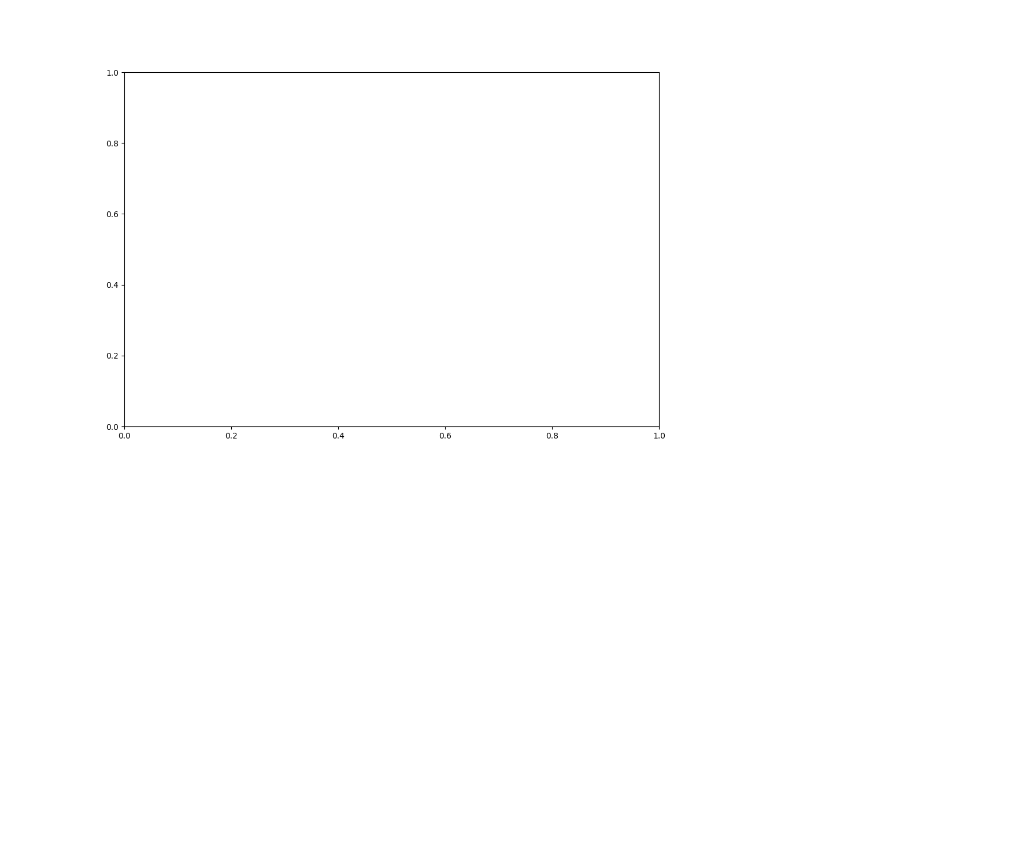
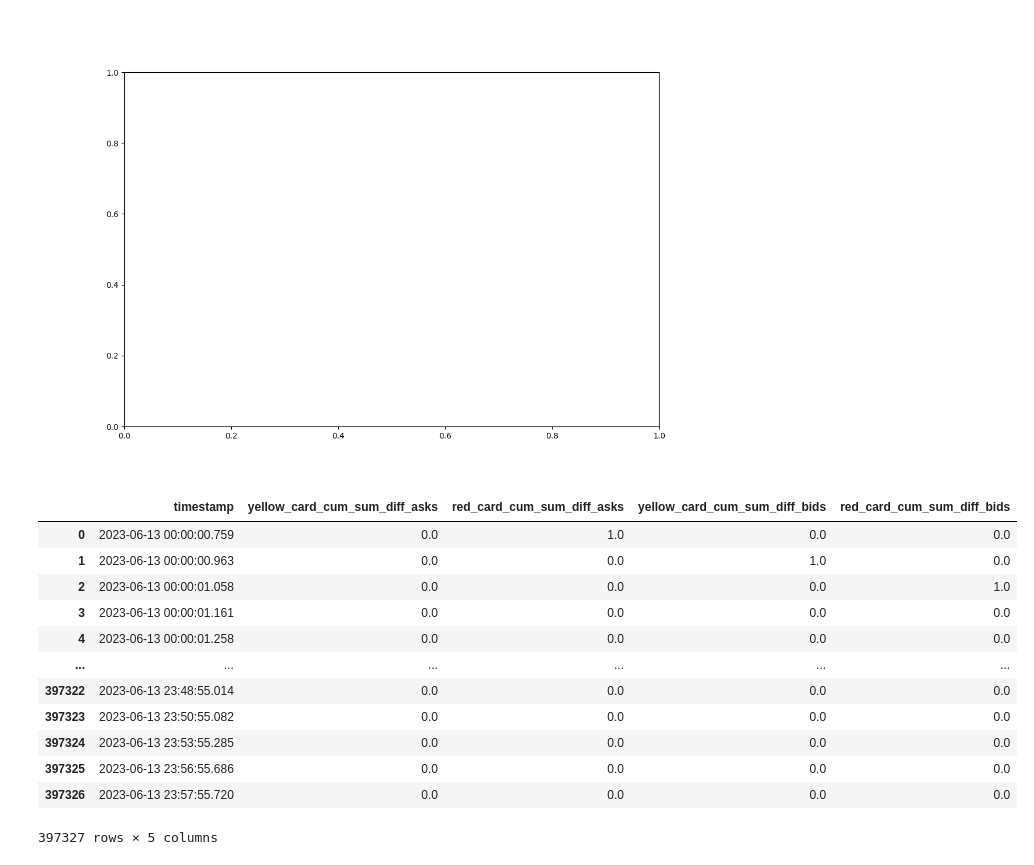
Before and after one commit to SergeySmalkov/Detector, a Jupyter notebook: FRN_Detector.ipynb, the cells around one changed output. Saved outputs shown, nothing was run; the diff lists cells and outputs as text; code cells hidden in the pictures; blank space fills up the shorter version.

```diff
--- a/FRN_Detector.ipynb
+++ b/FRN_Detector.ipynb
@@ -343,3 +345,36 @@ draw_cards("2023-06-13 00:00:00.657", "2023-06-13 00:05:35.657")
 draw_cards("2023-06-13 00:00:00.657", "2023-06-13 20:05:35.657")
 # %% [output]
 [figure]
+# %%
+cards_bids = pd.DataFrame({'yellow_card_cum_sum': events_df_bids['yellow_card'].cumsum() ,
+                           'red_card_cum_sum':events_df_bids['red_card'].cumsum(),
+                           'timestamp': events_df_bids['timestamp']})
+cards_asks = pd.DataFrame({'yellow_card_cum_sum': events_df_asks['yellow_card'].cumsum() ,
+                           'red_card_cum_sum':events_df_asks['red_card'].cumsum(),
+                           'timestamp': events_df_asks['timestamp']})
+
+cards_bids = cards_bids.drop_duplicates(subset='timestamp', keep='last')
+cards_asks = cards_asks.drop_duplicates(subset='timestamp', keep='last')
+
+cards_bids.loc[:, 'yellow_card_cum_sum_diff_bids'] = cards_bids['yellow_card_cum_sum'].diff().copy()
+cards_bids.loc[:, 'red_card_cum_sum_diff_bids'] = cards_bids['red_card_cum_sum'].diff().copy()
+cards_asks.loc[:, 'yellow_card_cum_sum_diff_asks'] = cards_asks['yellow_card_cum_sum'].diff().copy()
+cards_asks.loc[:, 'red_card_cum_sum_diff_asks'] = cards_asks['red_card_cum_sum'].diff().copy()
+cards_bids = cards_bids.dropna().drop(['yellow_card_cum_sum', 'red_card_cum_sum'], axis=1)
+cards_asks = cards_asks.dropna().drop(['yellow_card_cum_sum', 'red_card_cum_sum'], axis=1)
+cards = pd.merge(cards_asks, cards_bids, on='timestamp', how='outer').fillna(0.0)
+cards
+# %% [output]
+|  | timestamp | yellow_card_cum_sum_diff_asks | red_card_cum_sum_diff_asks | yellow_card_cum_sum_diff_bids | red_card_cum_sum_diff_bids |
+| 0 | 2023-06-13 00:00:00.759 | 0.0 | 1.0 | 0.0 | 0.0 |
+| 1 | 2023-06-13 00:00:00.963 | 0.0 | 0.0 | 1.0 | 0.0 |
+| 2 | 2023-06-13 00:00:01.058 | 0.0 | 0.0 | 0.0 | 1.0 |
+| 3 | 2023-06-13 00:00:01.161 | 0.0 | 0.0 | 0.0 | 0.0 |
+| 4 | 2023-06-13 00:00:01.258 | 0.0 | 0.0 | 0.0 | 0.0 |
+| ... | ... | ... | ... | ... | ... |
+| 397322 | 2023-06-13 23:48:55.014 | 0.0 | 0.0 | 0.0 | 0.0 |
+| 397323 | 2023-06-13 23:50:55.082 | 0.0 | 0.0 | 0.0 | 0.0 |
+| 397324 | 2023-06-13 23:53:55.285 | 0.0 | 0.0 | 0.0 | 0.0 |
+| 397325 | 2023-06-13 23:56:55.686 | 0.0 | 0.0 | 0.0 | 0.0 |
+| 397326 | 2023-06-13 23:57:55.720 | 0.0 | 0.0 | 0.0 | 0.0 |
+397327 rows × 5 columns
```
Also changed, not shown: parts of 7 cells of this notebook.
